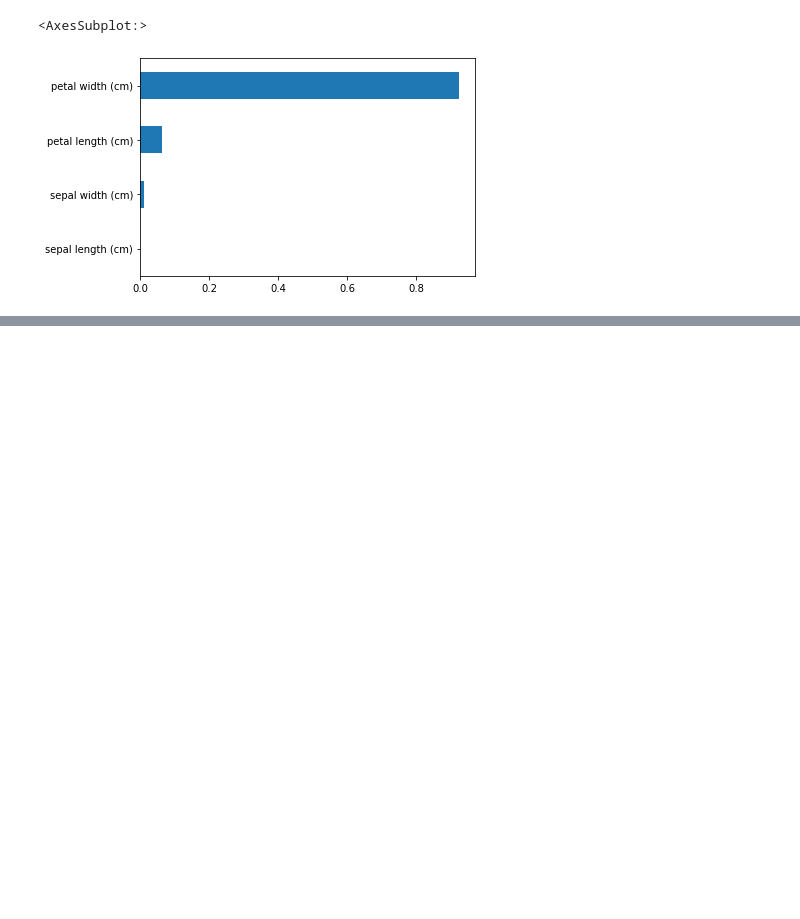
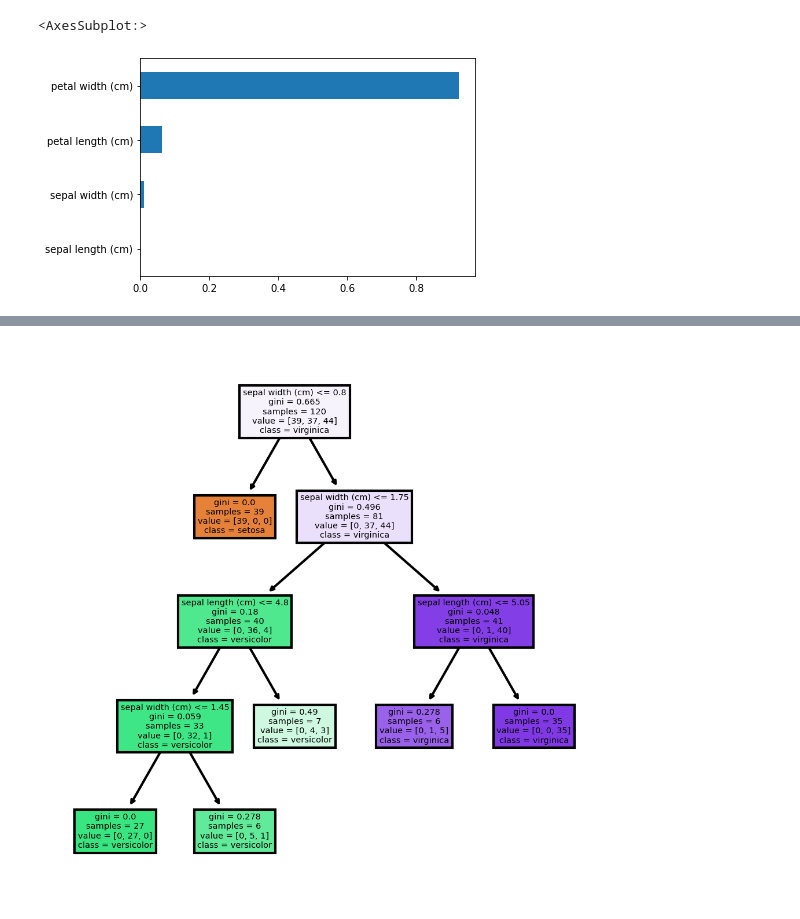
Before and after one commit to gasbugs/ML20221011, a Jupyter notebook: 03_머신러닝 알고리즘과 평가/14일차 - 데이터 전처리 실전.ipynb, the cells around one changed output, grey strips where cells are left out. Saved outputs shown, nothing was run; the diff lists cells and outputs as text; code cells hidden in the pictures; blank space fills up the shorter version.

```diff
--- a/03_머신러닝 알고리즘과 평가/14일차 - 데이터 전처리 실전.ipynb
+++ b/03_머신러닝 알고리즘과 평가/14일차 - 데이터 전처리 실전.ipynb
@@ -223,0 +264,13 @@ se0.plot(kind='barh')
+# %%
+fn = iris_dt.feature_names # 각 특징의 이름
+cn = iris_dt.target_names # 꽃의 이름
+
+fig, axes = plt.subplots(nrows=1, ncols=1, figsize=(4,4), dpi=300) # figure 모양을 설정
+tree.plot_tree(new_tree_clf,
+              feature_names=fn,
+              class_names=cn,
+              filled=True)
+
+fig.savefig("new_tree_clf.png")
+# %% [output]
+[figure, added]
```
Also changed, not shown: parts of 5 cells of this notebook, 1 other file.
